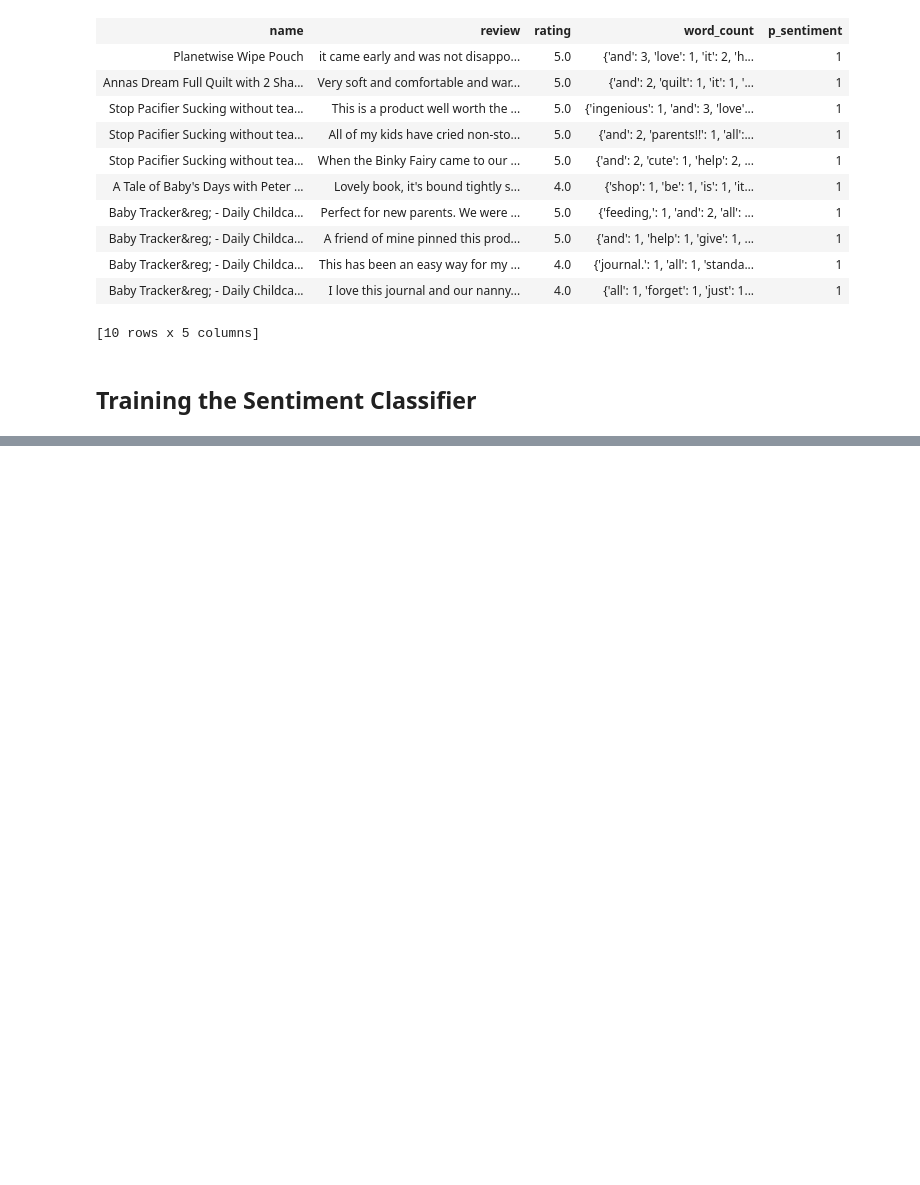
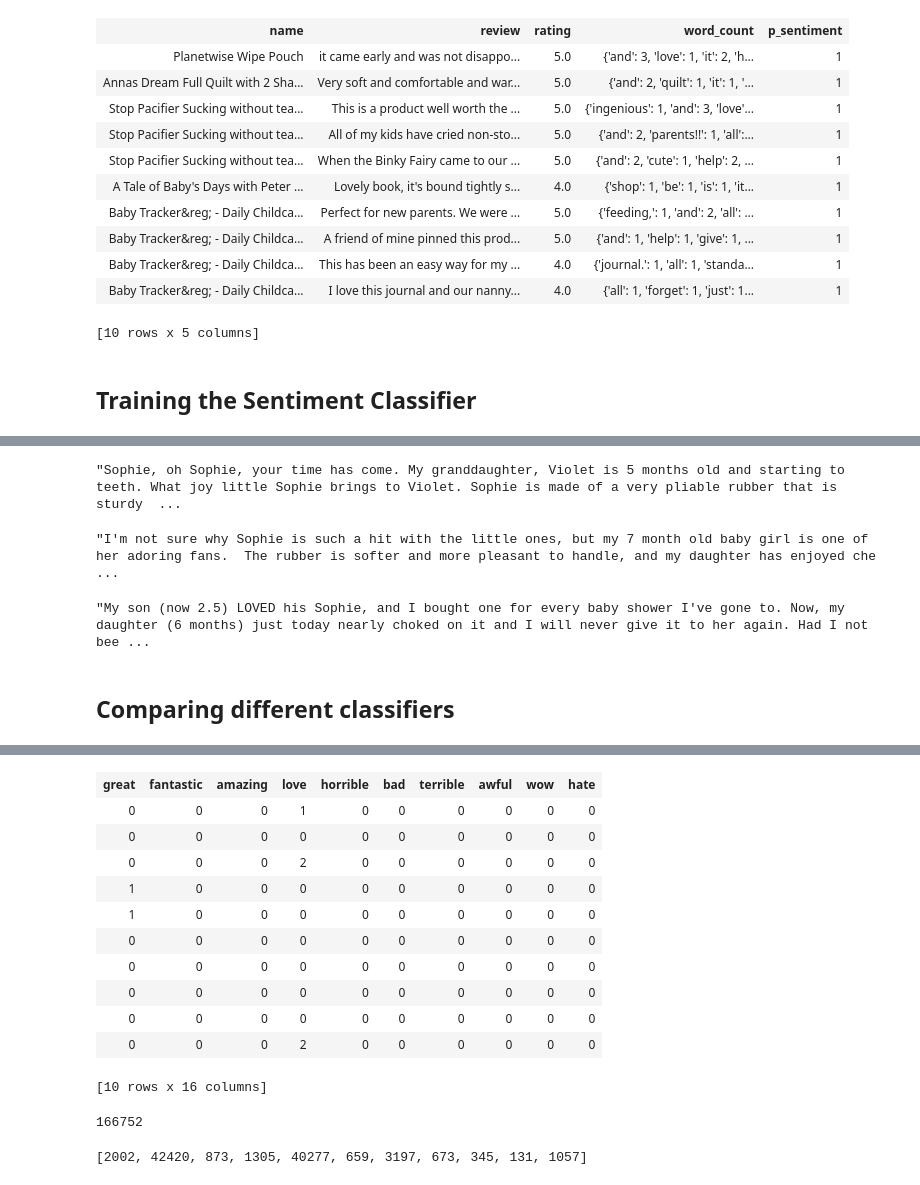
Before and after one commit to cottalucas/ML, a Jupyter notebook: Classification/Analyzing Sentiment.ipynb, the cells around one changed output, grey strips where cells are left out. Cells and saved outputs as stored; diff of their text form; code cells hidden in the pictures; blank space fills up the shorter version.

Commit message:
Refining the classification with the specific words.. counting the occurrencies and evaluating the weights

```diff
--- a/Classification/Analyzing Sentiment.ipynb
+++ b/Classification/Analyzing Sentiment.ipynb
@@ -130,0 +202,37 @@ PROGRESS: +-----------+----------+-----------+--------------+-------------------
+# %%
+giraffe_reviews[0]['review']
+# %% [output]
+"Sophie, oh Sophie, your time has come. My granddaughter, Violet is 5 months old and starting to teeth. What joy little Sophie brings to Violet. Sophie is made of a very pliable rubber that is sturdy  ...
+# %%
+giraffe_reviews[1]['review']
+# %% [output]
+"I'm not sure why Sophie is such a hit with the little ones, but my 7 month old baby girl is one of her adoring fans.  The rubber is softer and more pleasant to handle, and my daughter has enjoyed che ...
+# %%
+giraffe_reviews[-1]['review']
+# %% [output]
+"My son (now 2.5) LOVED his Sophie, and I bought one for every baby shower I've gone to. Now, my daughter (6 months) just today nearly choked on it and I will never give it to her again. Had I not bee ...
+# %% [markdown]
+## Comparing different classifiers
+# %%
+#
+# Creating a column for each of the words bellow in the products' table to check the occurrence
+
+selected_words = ['awesome', 'great', 'fantastic', 'amazing', 'love', 'horrible', 'bad', 'terrible', 'awful', 'wow', 'hate']
+
+#
+# Function to check the occurrence and create a column in the primary table with this value
+
+def word_count(word, dictonary):
+    if word in dictonary:
+        return dictonary[word]
+    else:
+        return 0
+
+def count(w):
+    return lambda dic: word_count(w, dic)
+
+for w in selected_words:
+    products[w] = products['word_count'].apply(count(w))
+# %%
+products.head()
+# %% [output]
@@ -130,0 +250,23 @@ PROGRESS: +-----------+----------+-----------+--------------+-------------------
+| great | fantastic | amazing | love | horrible | bad | terrible | awful | wow | hate |
+| 0 | 0 | 0 | 1 | 0 | 0 | 0 | 0 | 0 | 0 |
+| 0 | 0 | 0 | 0 | 0 | 0 | 0 | 0 | 0 | 0 |
+| 0 | 0 | 0 | 2 | 0 | 0 | 0 | 0 | 0 | 0 |
+| 1 | 0 | 0 | 0 | 0 | 0 | 0 | 0 | 0 | 0 |
+| 1 | 0 | 0 | 0 | 0 | 0 | 0 | 0 | 0 | 0 |
+| 0 | 0 | 0 | 0 | 0 | 0 | 0 | 0 | 0 | 0 |
+| 0 | 0 | 0 | 0 | 0 | 0 | 0 | 0 | 0 | 0 |
+| 0 | 0 | 0 | 0 | 0 | 0 | 0 | 0 | 0 | 0 |
+| 0 | 0 | 0 | 0 | 0 | 0 | 0 | 0 | 0 | 0 |
+| 0 | 0 | 0 | 2 | 0 | 0 | 0 | 0 | 0 | 0 |
+[10 rows x 16 columns]
+# %%
+print products.num_rows()
+# %% [output]
+166752
+# %%
+reviews_sum = []
+for w in selected_words:
+    reviews_sum.append(products[w].sum())
+print reviews_sum
+# %% [output]
+[2002, 42420, 873, 1305, 40277, 659, 3197, 673, 345, 131, 1057]
```
Also changed, not shown: parts of 14 cells of this notebook.
